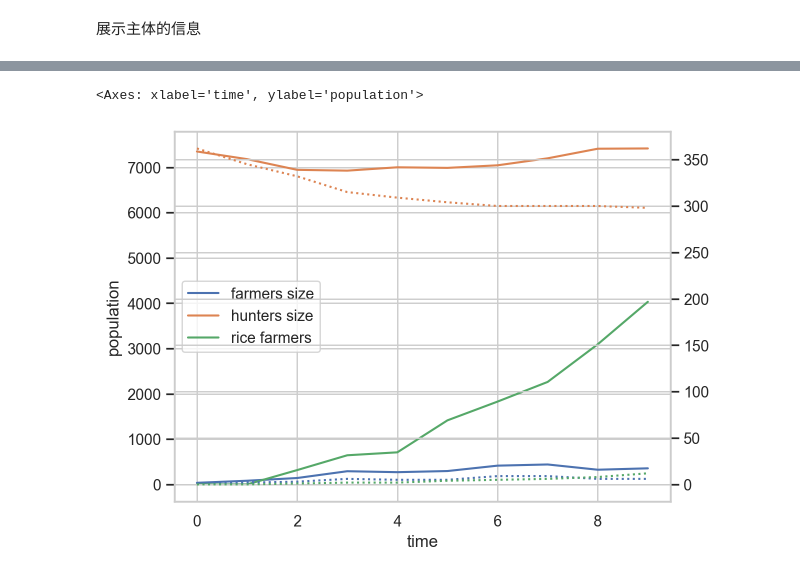
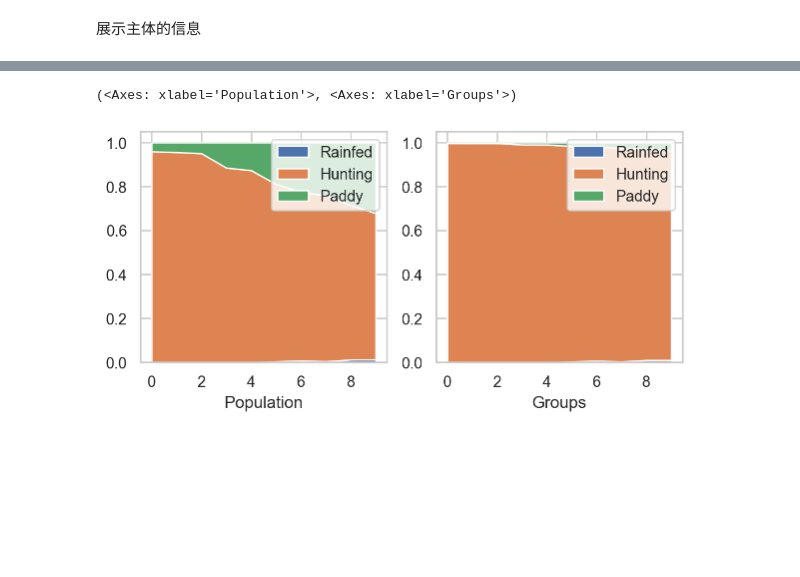
Before and after one commit to SongshGeo/South-China-Livehood-Evolution, a Jupyter notebook: docs/demo.ipynb, the cells around one changed output, grey strips where cells are left out. Drawn from its saved outputs; the diff is of its cells as text; code cells hidden in the pictures; blank space fills up the shorter version.

```diff
--- a/docs/demo.ipynb
+++ b/docs/demo.ipynb
@@ -90,5 +90,5 @@ model.farmers
 # %%
-model.plot.dynamic()
+model.plot.stack_dynamic()
 # %% [output]
-<Axes: xlabel='time', ylabel='population'>
+(<Axes: xlabel='Population'>, <Axes: xlabel='Groups'>)
-[figure, old version]
+[figure, new version]
```
Also changed, not shown: parts of 7 cells of this notebook, 1 other file.
